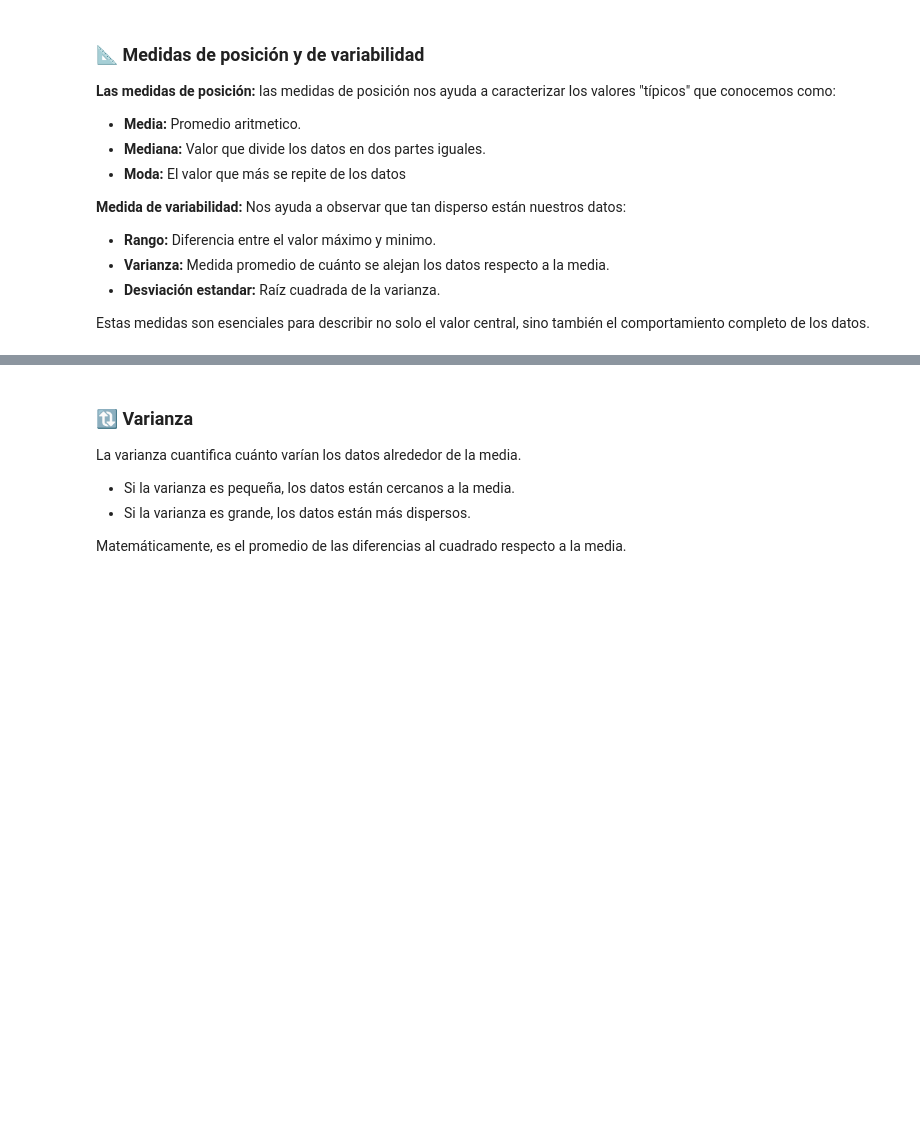
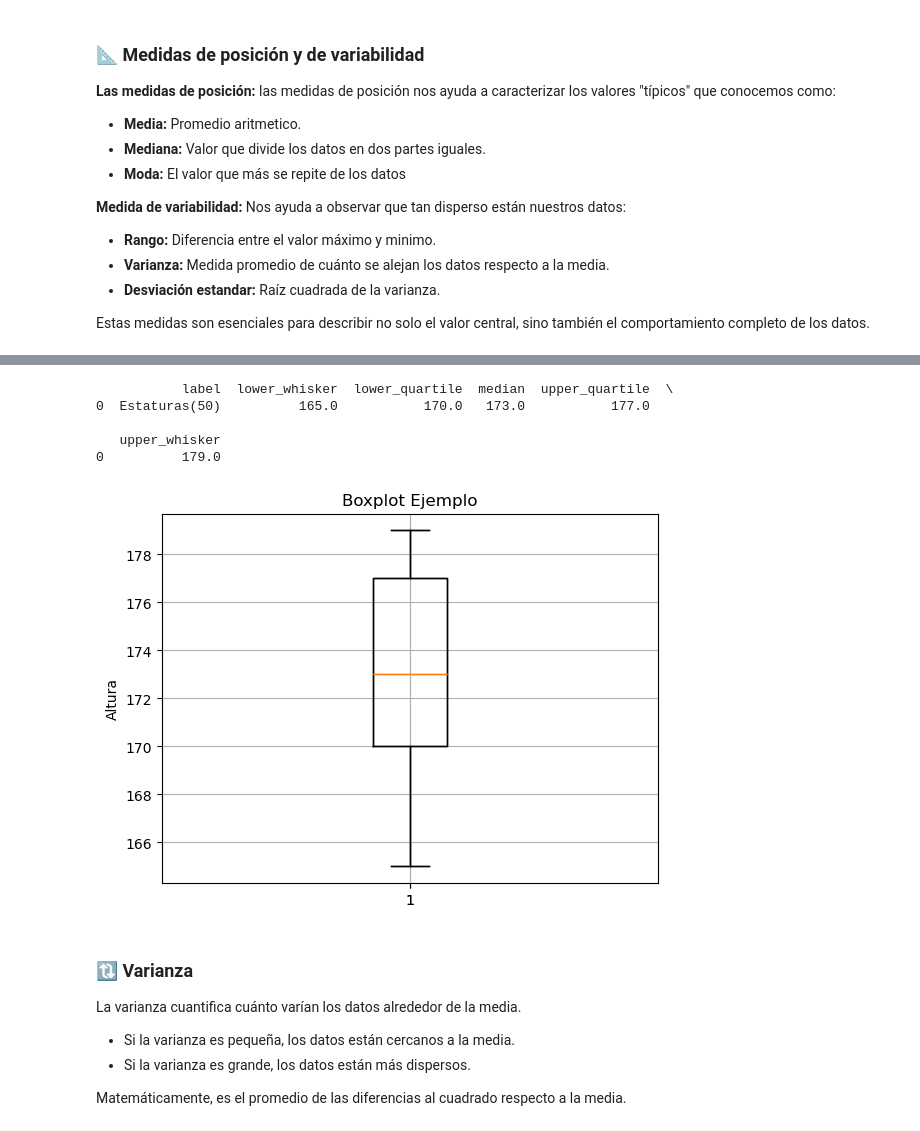
Before and after one commit to drofus/Data_bootCamp, a Jupyter notebook: Semana_9.ipynb, the cells around one changed output, grey strips where cells are left out. Saved outputs shown, nothing was run; the diff lists cells and outputs as text; code cells hidden in the pictures; blank space fills up the shorter version.

Commit message:
Data

```diff
--- a/Semana_9.ipynb
+++ b/Semana_9.ipynb
@@ -84,3 +84,34 @@ Media: 172, Mediana: 171, Moda: 171
+# %%
+import pandas as pd
+
+def get_box_plot_data(labels, bp):
+    rows_list = []
+
+    for i in range(len(labels)):
+        dict1 = {}
+        dict1['label'] = labels[i]
+        dict1['lower_whisker'] = bp['whiskers'][i*2].get_ydata()[1]
+        dict1['lower_quartile'] = bp['boxes'][i].get_ydata()[1]
+        dict1['median'] = bp['medians'][i].get_ydata()[1]
+        dict1['upper_quartile'] = bp['boxes'][i].get_ydata()[2]
+        dict1['upper_whisker'] = bp['whiskers'][(i*2)+1].get_ydata()[1]
+        rows_list.append(dict1)
+
+    return pd.DataFrame(rows_list)
+
+plt.boxplot(data)
+plt.ylabel("Altura")
+plt.grid()
+plt.title("Boxplot Ejemplo")
+labels = [f"Estaturas({len(data)})"]
+print(get_box_plot_data(labels,plt.boxplot(data)))
+# %% [output]
+           label  lower_whisker  lower_quartile  median  upper_quartile  \
+0  Estaturas(50)          165.0           170.0   173.0           177.0
+
+   upper_whisker
+0          179.0
+[figure, added]
 # %% [markdown]
 ### 🔃 Varianza
 La varianza cuantifica cuánto varían los datos alrededor de la media.
```
Also changed, not shown: parts of 8 cells of this notebook, 20 other files.
